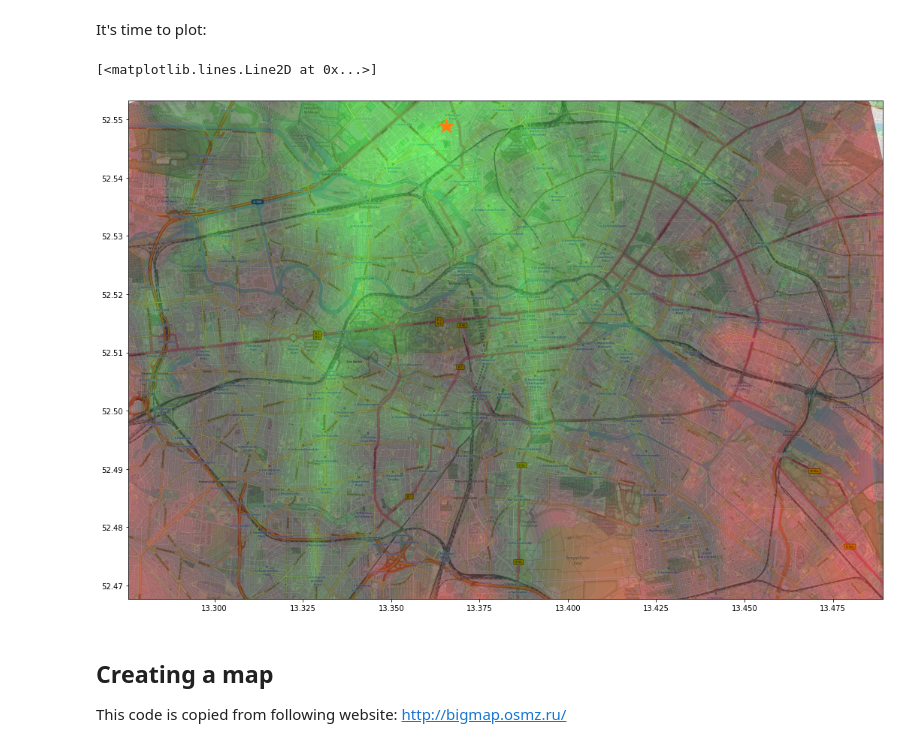
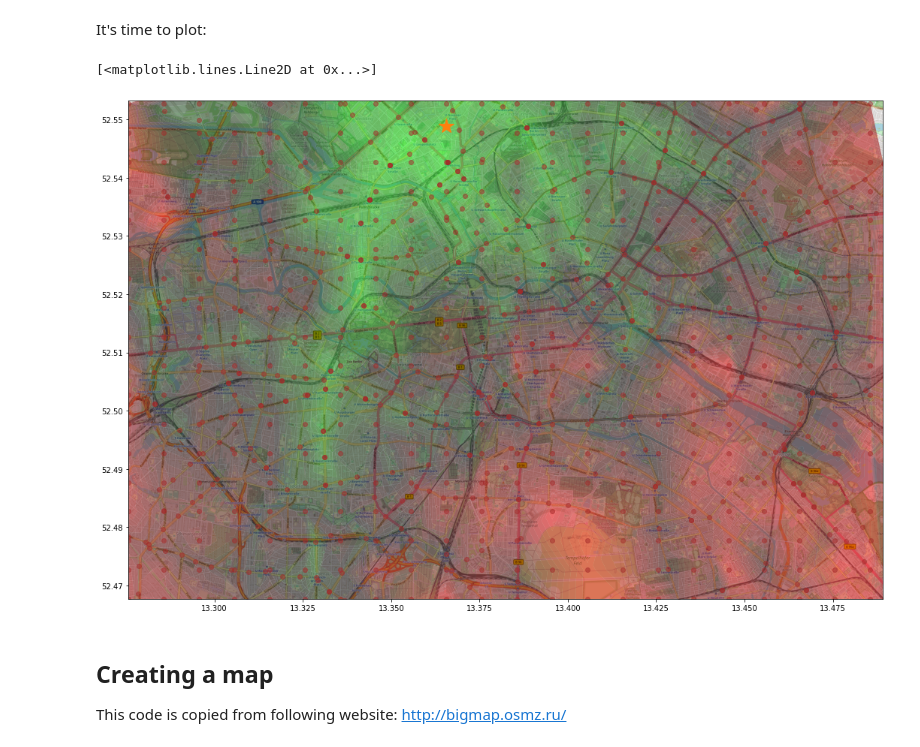
Before and after one commit to EricKolibacz/Oeffikator, a Jupyter notebook: Oeffikator.ipynb, the cells around one changed output. Saved outputs shown, nothing was run; the diff lists cells and outputs as text; code cells hidden in the pictures.

```diff
--- a/Oeffikator.ipynb
+++ b/Oeffikator.ipynb
@@ -218,35 +210,33 @@ And then transform it with some custom pipelines.
 # %%
 time_transformer = TimeTransformer()
 dfn = time_transformer.transform(df)
-# %%
-dfn = dfn.drop_duplicates()
 # %% [markdown]
 It's time to plot:
 # %%
 #get the start location coordinates from the file name
 start_location = tuple([int(coordinate)*10E-7 for coordinate in file_name_plottting[:-4].split("_")])
 # get the bounding box from the location
 bounding_box_locations = (min(dfn["X"]), max(dfn["X"]), min(dfn["Y"]), max(dfn["Y"]))
 # sets hard coded for the map "map_berlin_A.png"
 bounding_box_map = (13.272, 13.491, 52.456, 52.563)
 map = plt.imread('maps/map_berlin_A.png')
 # define the amount of color levels should be there
-levels = np.linspace(np.min(dfn["Time"]), 60, 32)
+levels = np.linspace(np.min(dfn["Time"]), np.max(dfn["Time"]), 32)
 
 fig, ax = plt.subplots(figsize = (18,18))
 ax.set_xlim(bounding_box[0],bounding_box[1])
 ax.set_ylim(bounding_box[2],bounding_box[3])
 ax.tricontourf(dfn["X"], dfn["Y"], dfn["Time"], levels=levels, alpha= 0.5, cmap = CMAP, antialiased=True)
 #Displaying destination locations
-# ax.scatter(dfn["X"], dfn["Y"], alpha=0.5, color = "brown")
+ax.scatter(dfn["X"], dfn["Y"], alpha=0.5, color = "brown")
 
 # "aspect=1.65" as a magic number
 ax.imshow(map, extent = bounding_box_map, aspect = 1.65)
 # plot the starting position
 ax.plot(start_location[0], start_location[1], marker="*", markersize=20, color="tab:orange")
 # %% [output]
 [<matplotlib.lines.Line2D at 0x...>]
-[figure, old version]
+[figure, new version]
 # %%
 
 plt.savefig("results/images/map_berlin_sWedding.png")
```
Also changed, not shown: parts of 6 cells of this notebook.
